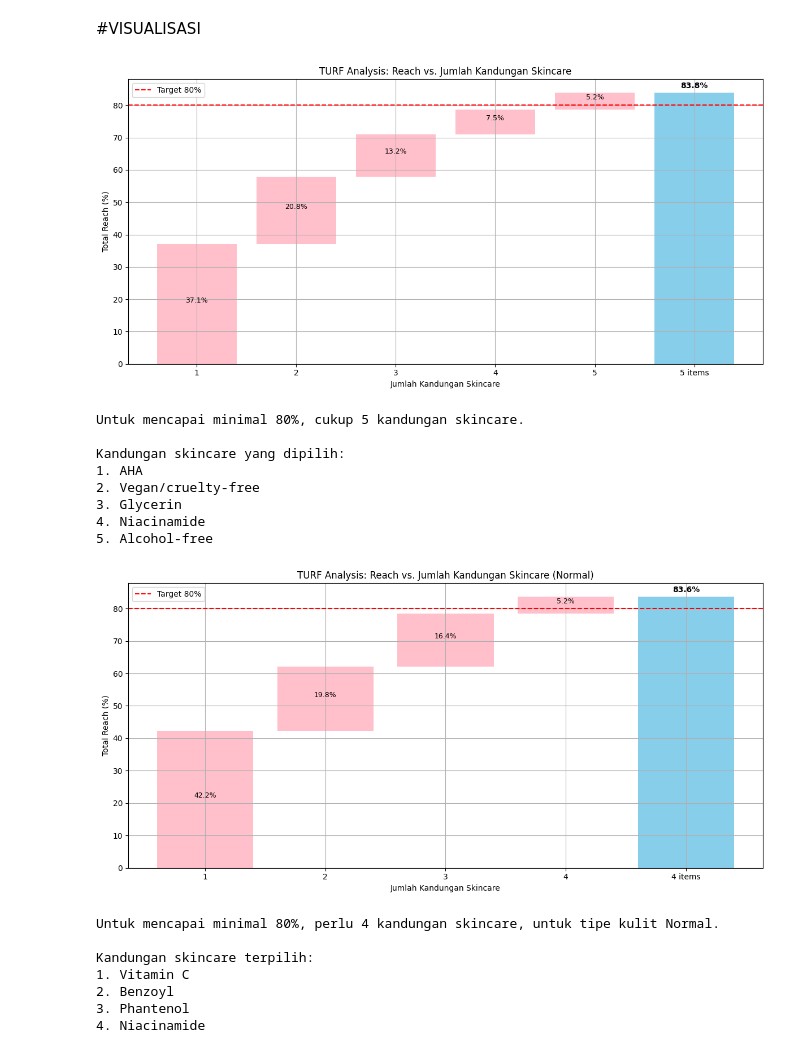
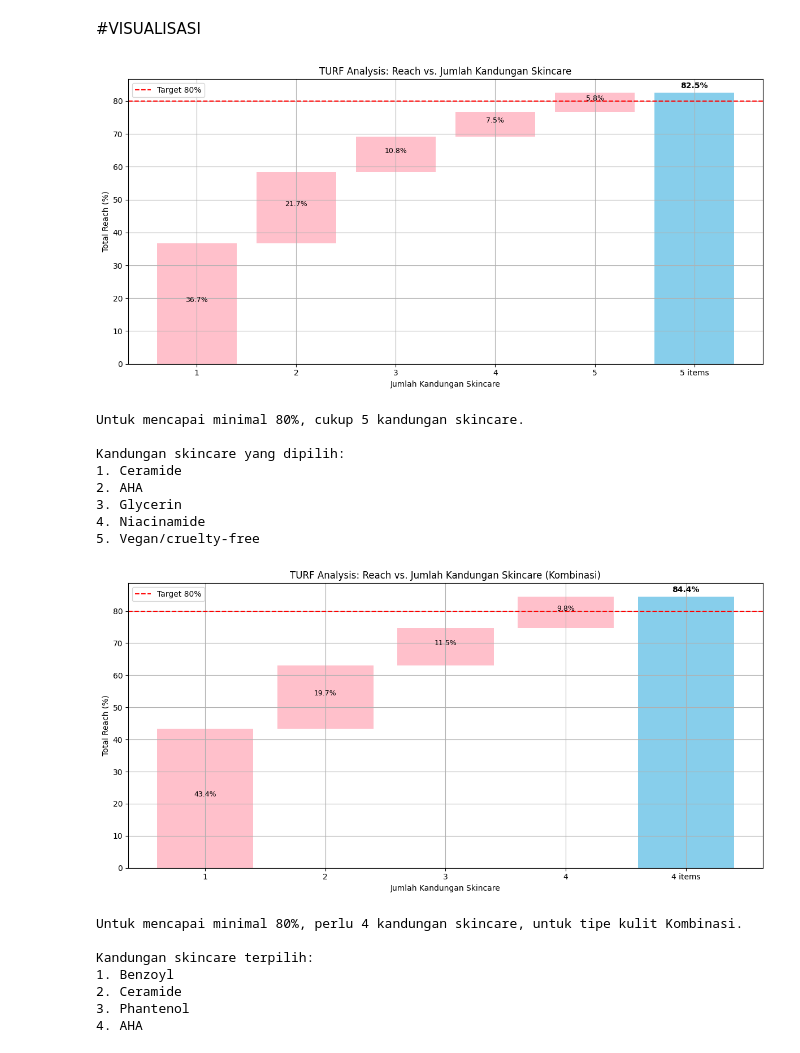
Before and after one commit to margiitazhr/TURF-Analysis_Statistika-Multivariat, a Jupyter notebook: TURF_Analysis_Statistika_Multivariat.ipynb, the cells around one changed output. Drawn from its saved outputs; the diff is of its cells as text; code cells hidden in the pictures.

```diff
--- a/TURF_Analysis_Statistika_Multivariat.ipynb
+++ b/TURF_Analysis_Statistika_Multivariat.ipynb
@@ -41,12 +40,11 @@ skincare_features = [
 
 # Tipe kulit
 skin_types = [
-    "Normal", "Berminyak", "Sensitif",
-    "Normal-Berminyak", "Normal-Sensitif", "Berminyak-Sensitif"
+    "Normal", "Kering", "Berminyak", "Sensitif", "Kombinasi"
 ]
 
 # Jumlah responden
-num_respondents = 650
+num_respondents = 600
 
 # Generate data dasar
 data_skincare = {
@@ -161,19 +159,19 @@ print("\nKandungan skincare yang dipilih:")
 for i, item in enumerate(selected_items):
     print(f"{i+1}. {item}")
 # %% [output]
-[figure, old version]
+[figure, new version]
 Untuk mencapai minimal 80%, cukup 5 kandungan skincare.
 
 Kandungan skincare yang dipilih:
-1. AHA
-2. Vegan/cruelty-free
+1. Ceramide
+2. AHA
 3. Glycerin
 4. Niacinamide
-5. Alcohol-free
+5. Vegan/cruelty-free
 # %%
 # PARAMETER INPUT (#@param)
 data = "data_survey_skincare_650.xlsx"  # @param {type:"string"}
-Tipe_Kulit = "Normal"  # @param ["Normal", "Berminyak", "Sensitif", "Normal-Berminyak", "Normal-Sensitif", "Berminyak-Sensitif"]
+Tipe_Kulit = "Kombinasi"  # @param ["Normal", "Kering", "Berminyak", "Sensitif", "Kombinasi"]
 Target_dalam_persen = 80  # @param {type:"slider", min:10, max:100, step:5}
 
 # LOAD DATA
@@ -216,41 +214,41 @@ bottoms = 0
 for i, inc in enumerate(incrementals):
     plt.bar(f"{i+1}", inc * 100, bottom=bottoms, color="pink")
     plt.text(i, bottoms + inc * 50, f"{inc * 100:.1f}%", ha='center', va='bottom', fontsize=9)
     bottoms += inc * 100
 
 plt.axhline(y=target_reach_pct * 100, color='r', linestyle='--', label=f'Target {target_reach_pct*100:.0f}%')
 
 plt.bar(f"{len(selected_items)} items", reach_progress[-1] * 100, color="skyblue")
 plt.text(len(selected_items), reach_progress[-1] * 100 + 1, f"{reach_progress[-1]*100:.1f}%",
          ha='center', va='bottom', fontsize=10, fontweight='bold')
 
 plt.xlabel("Jumlah Kandungan Skincare")
 plt.ylabel("Total Reach (%)")
 plt.title(f"TURF Analysis: Reach vs. Jumlah Kandungan Skincare ({Tipe_Kulit})")
 plt.legend()
 plt.grid(True)
 plt.tight_layout()
 plt.show()
 
 # OUTPUT KESIMPULAN
 max_reach = reach_progress[-1]
 if max_reach >= target_reach_pct:
     print(f"Untuk mencapai minimal {Target_dalam_persen}%, perlu {len(selected_items)} kandungan skincare, untuk tipe kulit {Tipe_Kulit}.")
 else:
     print(f"Tidak dapat mencapai {Target_dalam_persen}%.\nHanya {max_reach * 100:.1f}% tercapai dengan {len(selected_items)} kandungan.")
 
 print("\nKandungan skincare terpilih:")
 for i, item in enumerate(selected_items):
     print(f"{i+1}. {item}")
 # %% [output]
-[figure, old version]
+[figure, new version]
-Untuk mencapai minimal 80%, perlu 4 kandungan skincare, untuk tipe kulit Normal.
+Untuk mencapai minimal 80%, perlu 4 kandungan skincare, untuk tipe kulit Kombinasi.
 
 Kandungan skincare terpilih:
-1. Vitamin C
-2. Benzoyl
+1. Benzoyl
+2. Ceramide
 3. Phantenol
-4. Niacinamide
+4. AHA
 # %% [markdown]
 # **HASIL INTERPRETASI**
 Dapat dilihat hasil analisis ini menunjukkan bahwa hanya dengan memilih 5 kandungan skincare, target jangkauan 80% sudah dapat terpenuhi. Hal ini menunjukkan bahwa tidak semua kandungan perlu digunakan. Kandungan yang paling dominan dalam menjangkau konsumen adalah
```
Also changed, not shown: parts of 8 cells of this notebook.
